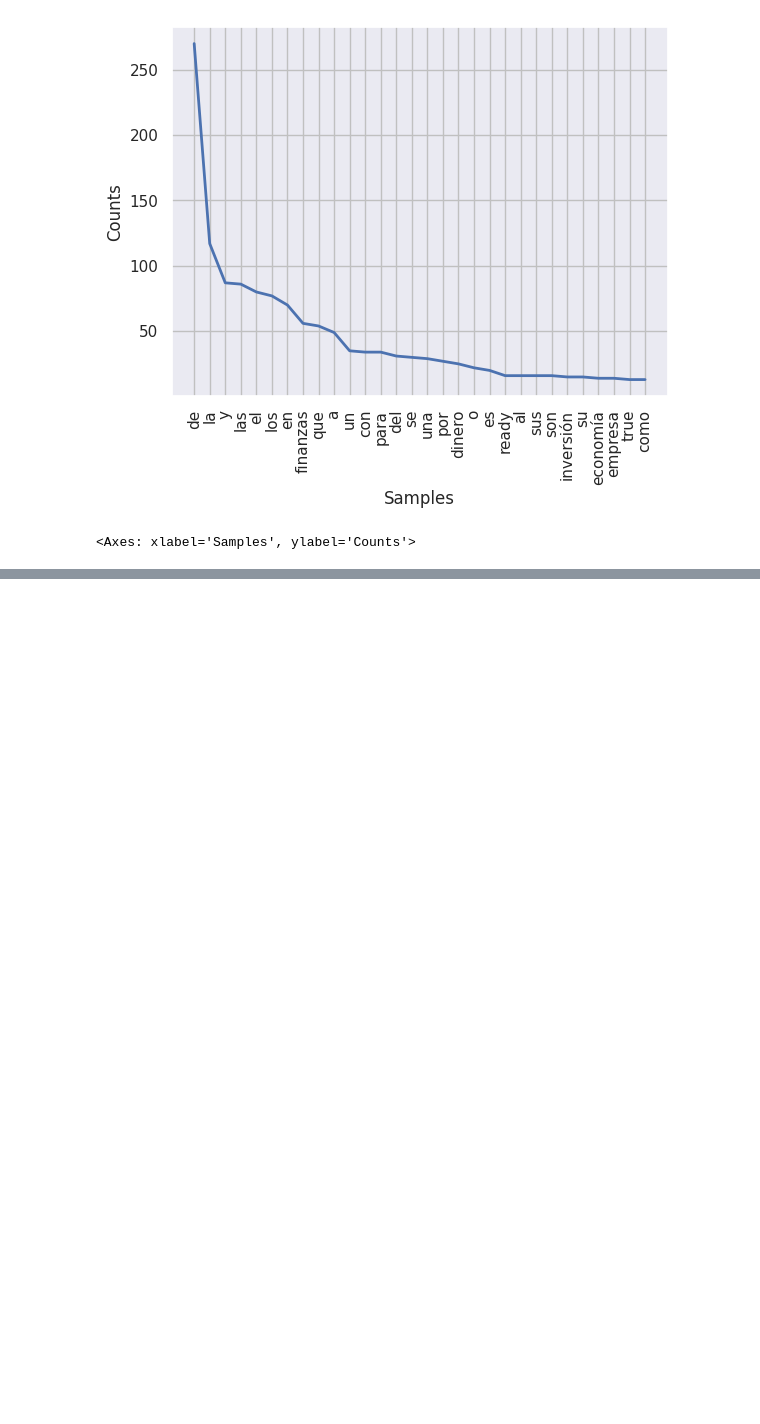
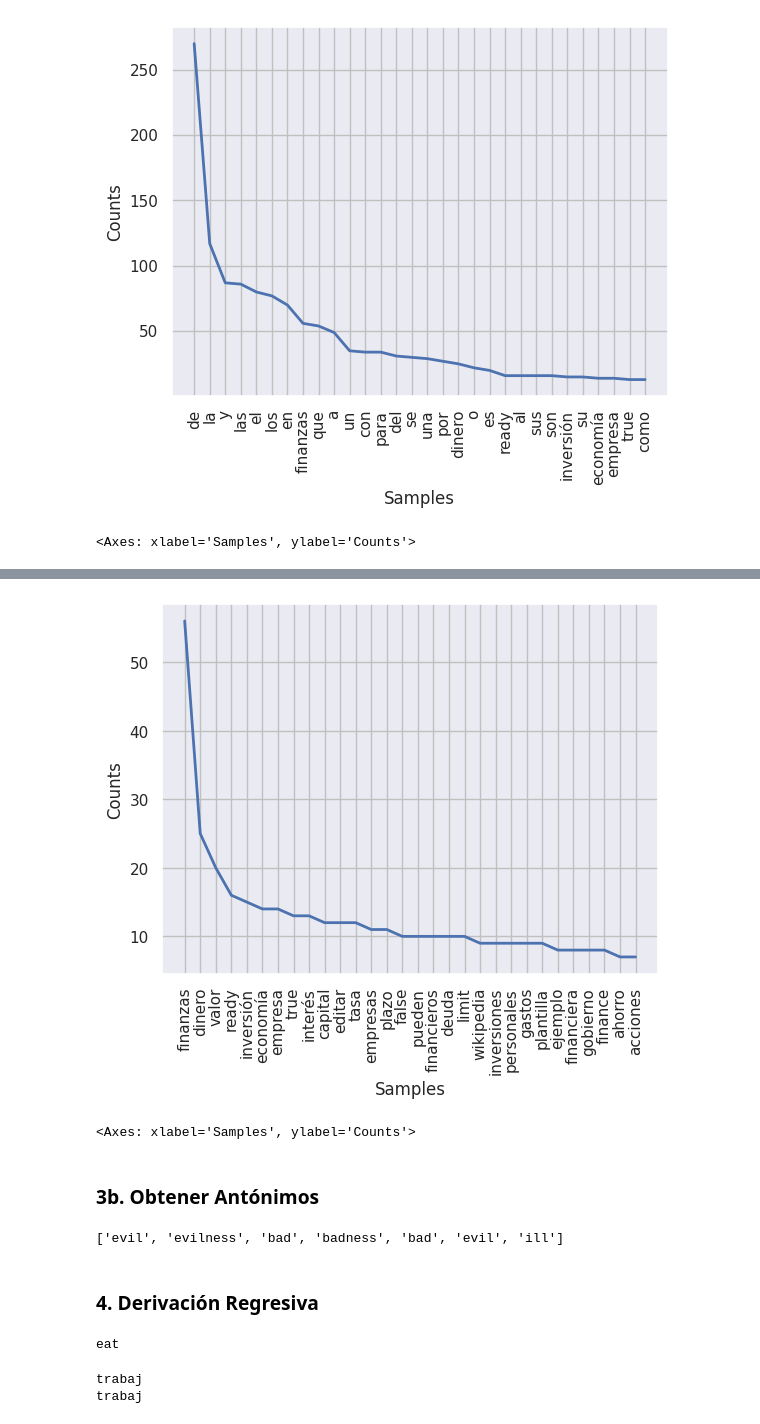
Before and after one commit to NLP-Natural-Language-Processing/1-Sistema-Clasificacion-Textos, a Jupyter notebook: Clasificación de textos.ipynb, the cells around one changed output, grey strips where cells are left out. Saved outputs shown, nothing was run; the diff lists cells and outputs as text; code cells hidden in the pictures; blank space fills up the shorter version.

```diff
--- a/Clasificación de textos.ipynb
+++ b/Clasificación de textos.ipynb
@@ -145,0 +200,14 @@ freq.plot(30,cumulative=False)
+# %%
+#Reemplazar tokens sinónimos
+for ind,sin in enumerate(synonyms):
+    clean_tokens_sin = [word.replace(synonyms[ind],'investment') for word in clean_tokens]
+# %%
+#Reemplazar tokens sinónimos manual
+sinonimos = ['valor', 'value']
+for ind,sin in enumerate(sinonimos):
+    clean_tokens_sin = [word.replace(sinonimos[ind],'valor') for word in clean_tokens]
+# %%
+#Recalcular frecuencia de palabras con sinónimos agregados
+freq_clean_sin = nltk.FreqDist(clean_tokens_sin)
+for key,val in freq_clean_sin.items():
+    print (str(key) + ':' + str(val))
@@ -145,0 +232,34 @@ freq.plot(30,cumulative=False)
+# %%
+#Visualizar Tokens
+freq_clean_sin.plot(30, cumulative=False)
+# %% [output]
+[figure, added]
+<Axes: xlabel='Samples', ylabel='Counts'>
+# %% [markdown]
+### 3b. Obtener Antónimos
+# %%
+from nltk.corpus import wordnet
+
+antonyms = []
+
+for syn in wordnet.synsets("good"):
+
+    for l in syn.lemmas():
+
+        if l.antonyms():
+
+            antonyms.append(l.antonyms()[0].name())
+
+print(antonyms)
+# %% [output]
+['evil', 'evilness', 'bad', 'badness', 'bad', 'evil', 'ill']
+# %% [markdown]
+### 4. Derivación Regresiva
+# %%
+from nltk.stem import PorterStemmer
+
+stemmer = PorterStemmer()
+
+print(stemmer.stem('eating'))
+# %% [output]
+eat
@@ -145,0 +268,7 @@ freq.plot(30,cumulative=False)
+# %%
+spanish_stemmer = SnowballStemmer('spanish')
+print(spanish_stemmer.stem('trabajando'))
+print(spanish_stemmer.stem('trabajo'))
+# %% [output]
+trabaj
+trabaj
```
Also changed, not shown: parts of 22 cells of this notebook, 3 other files.
